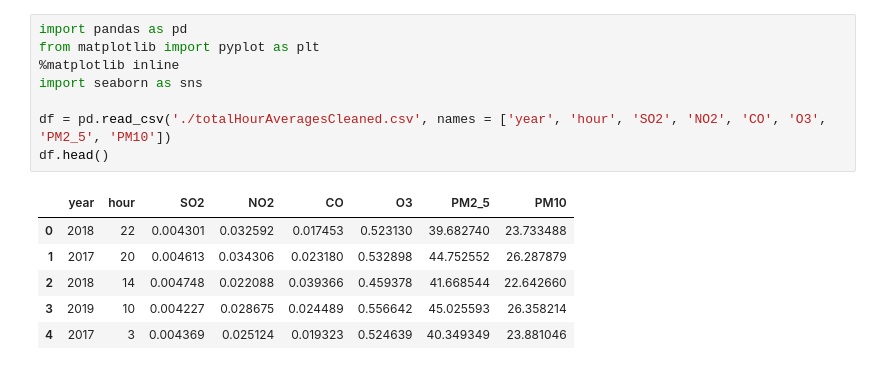
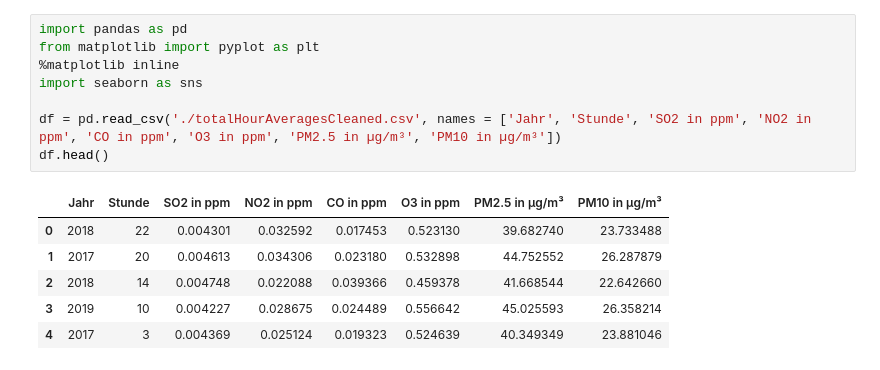
Before and after one commit to PSteinhaus/bigData, a Jupyter notebook: YearPlot.ipynb, the cells around one changed output. Drawn from its saved outputs; the diff is of its cells as text.

```diff
--- a/YearPlot.ipynb
+++ b/YearPlot.ipynb
@@ -56,13 +92,13 @@ for item in ('SO2', 'NO2', 'CO', 'O3', 'PM2_5', 'PM10'):
 # %%
 import pandas as pd
 from matplotlib import pyplot as plt
 %matplotlib inline
 import seaborn as sns
 
-df = pd.read_csv('./totalHourAveragesCleaned.csv', names = ['year', 'hour', 'SO2', 'NO2', 'CO', 'O3', 'PM2_5', 'PM10'])
+df = pd.read_csv('./totalHourAveragesCleaned.csv', names = ['Jahr', 'Stunde', 'SO2 in ppm', 'NO2 in ppm', 'CO in ppm', 'O3 in ppm', 'PM2.5 in µg/m³', 'PM10 in µg/m³'])
 df.head()
 # %% [output]
-|  | year | hour | SO2 | NO2 | CO | O3 | PM2_5 | PM10 |
+|  | Jahr | Stunde | SO2 in ppm | NO2 in ppm | CO in ppm | O3 in ppm | PM2.5 in µg/m³ | PM10 in µg/m³ |
 | 0 | 2018 | 22 | 0.004301 | 0.032592 | 0.017453 | 0.523130 | 39.682740 | 23.733488 |
 | 1 | 2017 | 20 | 0.004613 | 0.034306 | 0.023180 | 0.532898 | 44.752552 | 26.287879 |
 | 2 | 2018 | 14 | 0.004748 | 0.022088 | 0.039366 | 0.459378 | 41.668544 | 22.642660 |
```
Also changed, not shown: parts of 11 cells of this notebook.
